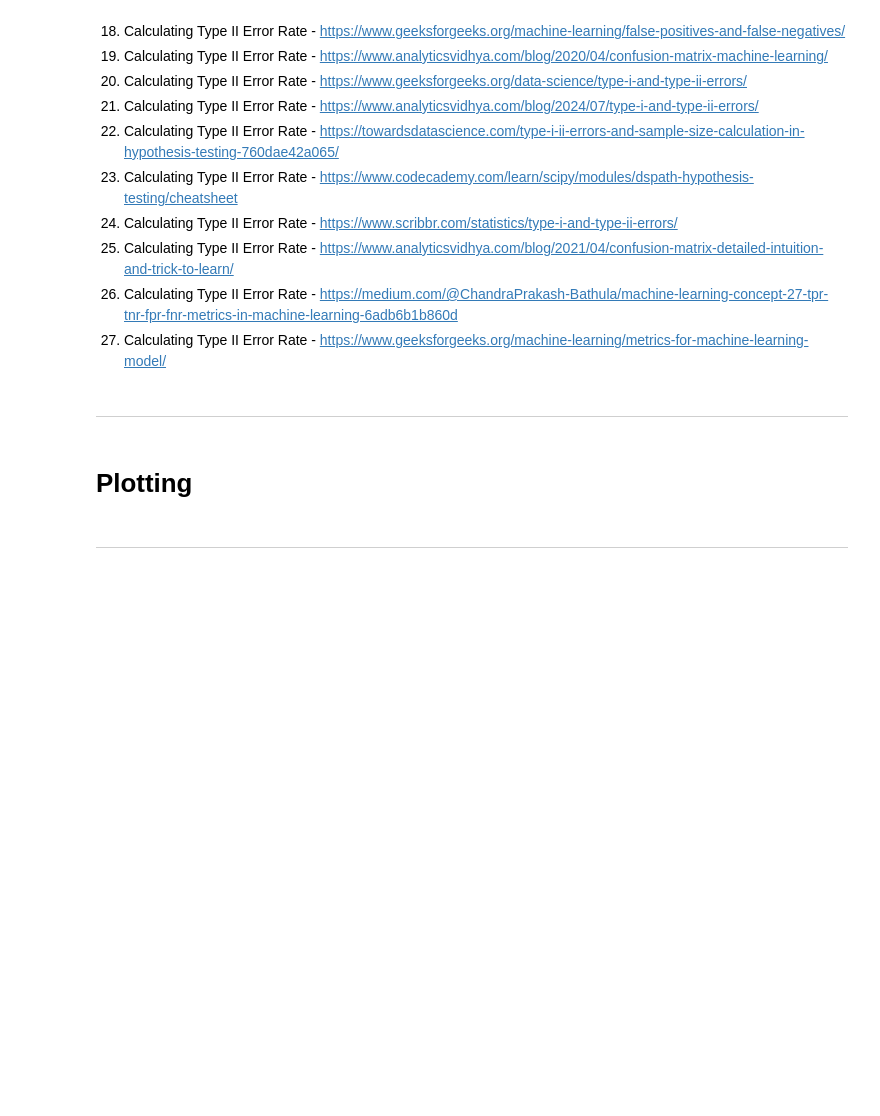
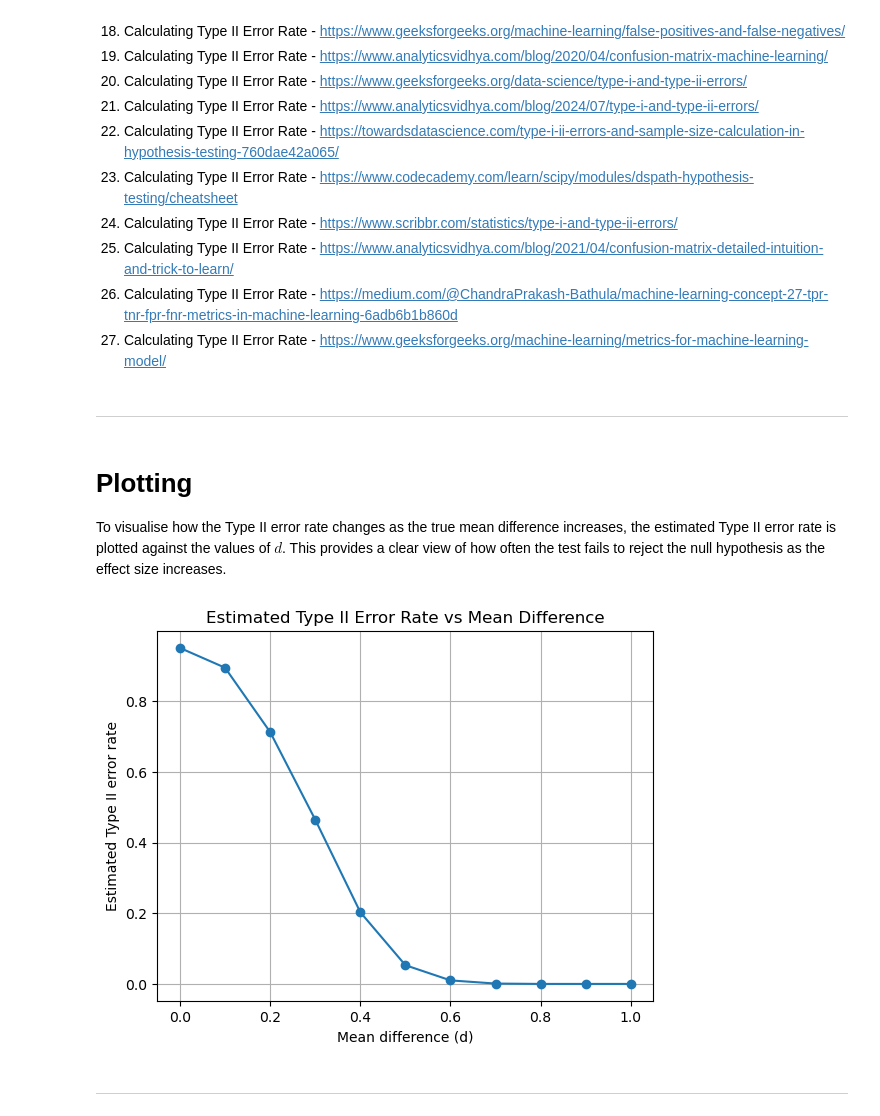
Before and after one commit to FDEgan/Applied-Statistics, a Jupyter notebook: Problem_3_T_Tests.ipynb, the cells around one changed output. Drawn from its saved outputs; the diff is of its cells as text; code cells hidden in the pictures; blank space fills up the shorter version.

Commit message:
Adding in plot of Type II error rates against values for d

```diff
--- a/Problem_3_T_Tests.ipynb
+++ b/Problem_3_T_Tests.ipynb
@@ -267,6 +268,18 @@ for d in d_values: # Using a for loop to iterate through each value of d
 ----
 # %% [markdown]
 # Plotting
+
+To visualise how the Type II error rate changes as the true mean difference increases, the estimated Type II error rate is plotted against the values of $d$. This provides a clear view of how often the test fails to reject the null hypothesis as the effect size increases.
+# %%
+plt.figure()
+plt.plot(d_values, type_ii_error_rates, marker='o')
+plt.xlabel("Mean difference (d)")
+plt.ylabel("Estimated Type II error rate")
+plt.title("Estimated Type II Error Rate vs Mean Difference")
+plt.grid(True)
+plt.show()
+# %% [output]
+[figure, added]
 # %% [markdown]
 ----
 # %% [markdown]
```
Also changed, not shown: parts of 1 cell of this notebook.
